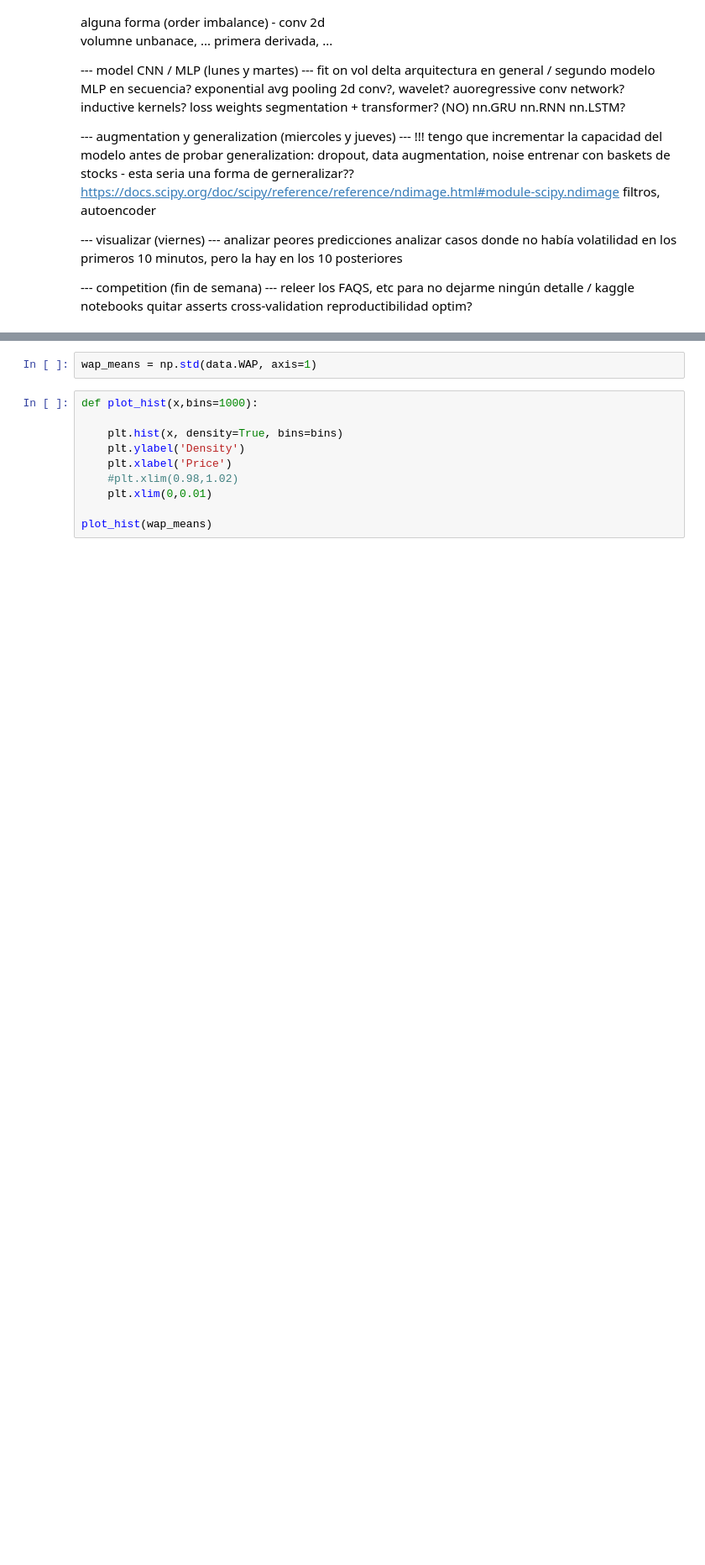
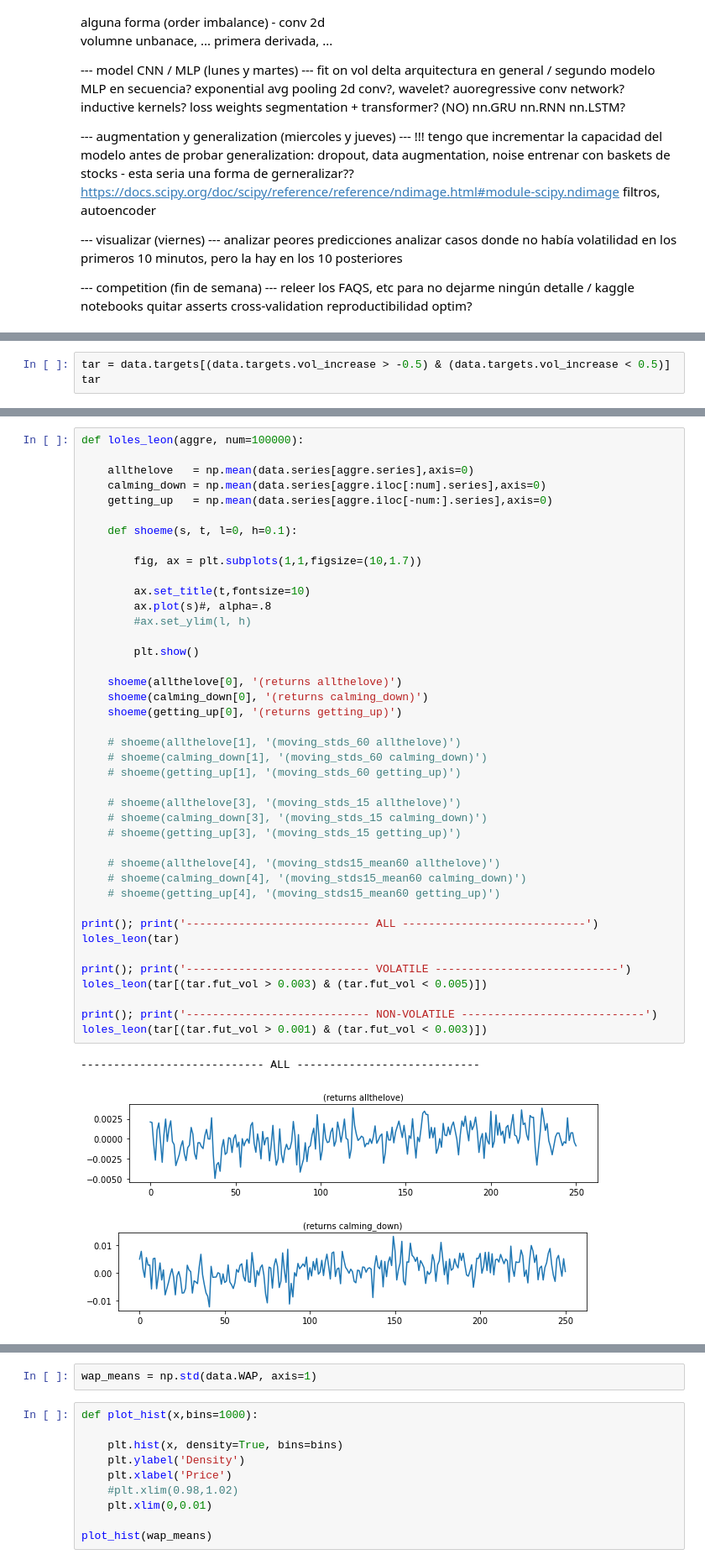
Before and after one commit to codefluence/optiver, a Jupyter notebook: OPTIVER.ipynb, the cells around one changed output, grey strips where cells are left out. Shown at 84% size. Cells and saved outputs as stored; diff of their text form; blank space fills up the shorter version.

```diff
--- a/OPTIVER.ipynb
+++ b/OPTIVER.ipynb
@@ -140,0 +136,3 @@ for series_id in stats[-1005:-1000,2]:
+# %%
+tar = data.targets[(data.targets.vol_increase > -0.5) & (data.targets.vol_increase < 0.5)]
+tar
@@ -140,0 +153,45 @@ for series_id in stats[-1005:-1000,2]:
+# %%
+def loles_leon(aggre, num=100000):
+
+    allthelove   = np.mean(data.series[aggre.series],axis=0)
+    calming_down = np.mean(data.series[aggre.iloc[:num].series],axis=0)
+    getting_up   = np.mean(data.series[aggre.iloc[-num:].series],axis=0)
+
+    def shoeme(s, t, l=0, h=0.1):
+
+        fig, ax = plt.subplots(1,1,figsize=(10,1.7))
+
+        ax.set_title(t,fontsize=10)
+        ax.plot(s)#, alpha=.8
+        #ax.set_ylim(l, h)
+
+        plt.show()
+
+    shoeme(allthelove[0], '(returns allthelove)')
+    shoeme(calming_down[0], '(returns calming_down)')
+    shoeme(getting_up[0], '(returns getting_up)')
+
+    # shoeme(allthelove[1], '(moving_stds_60 allthelove)')
+    # shoeme(calming_down[1], '(moving_stds_60 calming_down)')
+    # shoeme(getting_up[1], '(moving_stds_60 getting_up)')
+
+    # shoeme(allthelove[3], '(moving_stds_15 allthelove)')
+    # shoeme(calming_down[3], '(moving_stds_15 calming_down)')
+    # shoeme(getting_up[3], '(moving_stds_15 getting_up)')
+
+    # shoeme(allthelove[4], '(moving_stds15_mean60 allthelove)')
+    # shoeme(calming_down[4], '(moving_stds15_mean60 calming_down)')
+    # shoeme(getting_up[4], '(moving_stds15_mean60 getting_up)')
+
+print(); print('---------------------------- ALL ----------------------------')
+loles_leon(tar)
+
+print(); print('---------------------------- VOLATILE ----------------------------')
+loles_leon(tar[(tar.fut_vol > 0.003) & (tar.fut_vol < 0.005)])
+
+print(); print('---------------------------- NON-VOLATILE ----------------------------')
+loles_leon(tar[(tar.fut_vol > 0.001) & (tar.fut_vol < 0.003)])
+# %% [output]
+---------------------------- ALL ----------------------------
+[figure, added]
+[figure, added]
```
Also changed, not shown: parts of 13 cells of this notebook, 7 other files.
